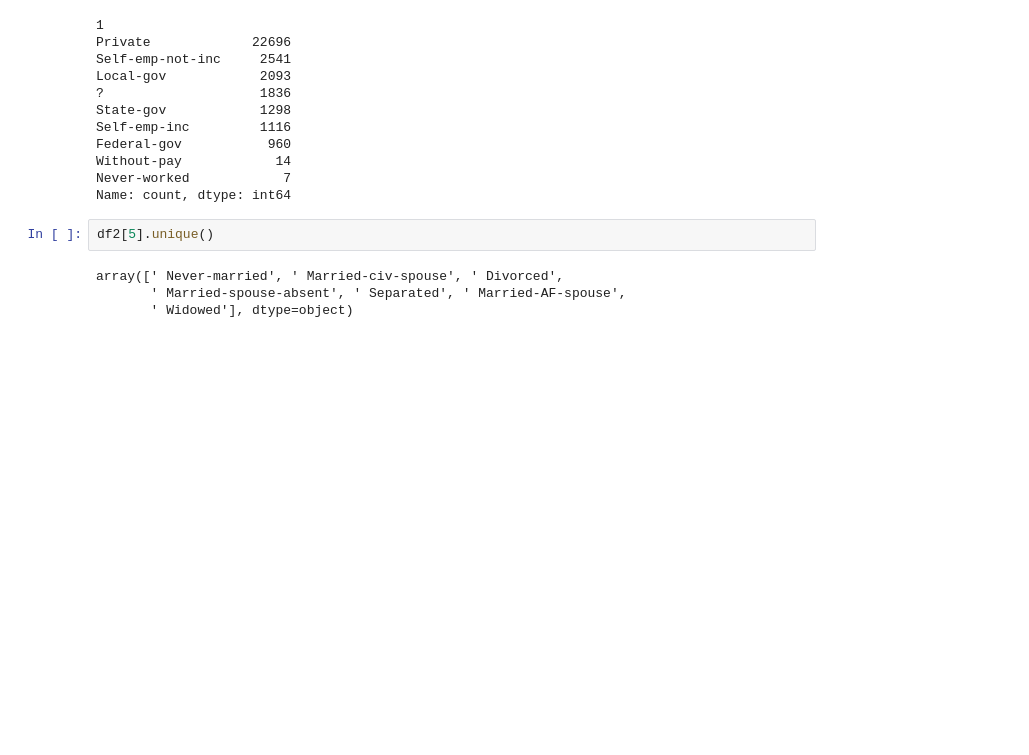
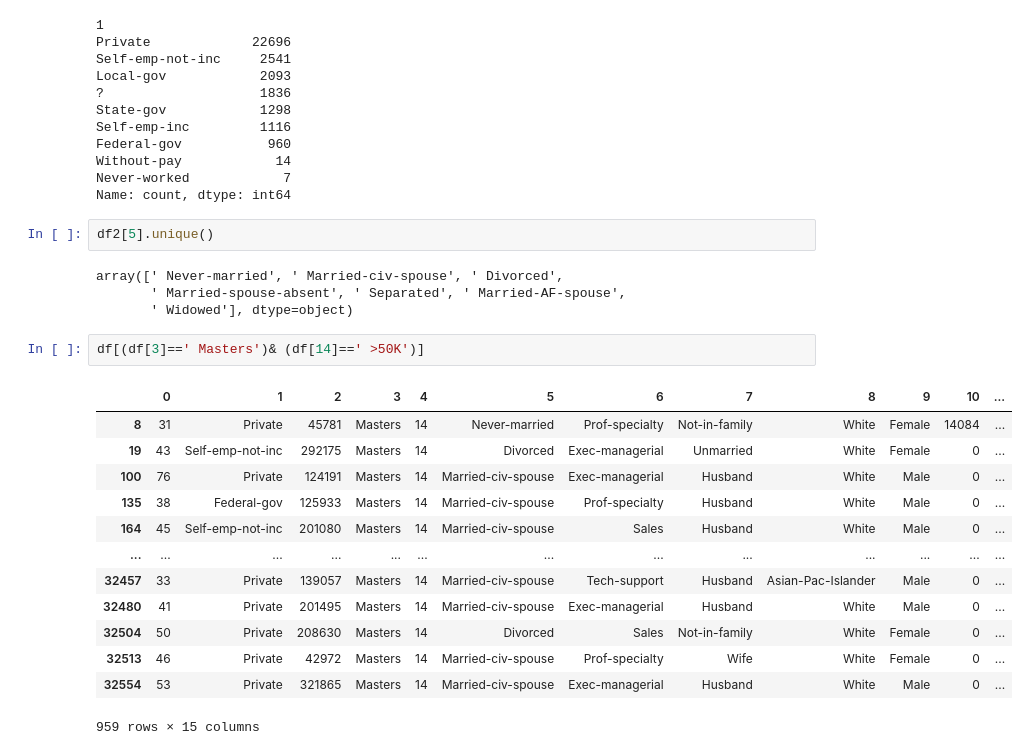
Before and after one commit to SoumyaBhaiya/IFT511, a Jupyter notebook: inclass1.ipynb, the cells around one changed output. Drawn from its saved outputs; the diff is of its cells as text; blank space fills up the shorter version.

```diff
--- a/inclass1.ipynb
+++ b/inclass1.ipynb
@@ -160,3 +160,19 @@ df2[5].unique()
 array([' Never-married', ' Married-civ-spouse', ' Divorced',
        ' Married-spouse-absent', ' Separated', ' Married-AF-spouse',
        ' Widowed'], dtype=object)
+# %%
+df[(df[3]==' Masters')& (df[14]==' >50K')]
+# %% [output]
+|  | 0 | 1 | 2 | 3 | 4 | 5 | 6 | 7 | 8 | 9 | 10 | ... |
+| 8 | 31 | Private | 45781 | Masters | 14 | Never-married | Prof-specialty | Not-in-family | White | Female | 14084 | ... |
+| 19 | 43 | Self-emp-not-inc | 292175 | Masters | 14 | Divorced | Exec-managerial | Unmarried | White | Female | 0 | ... |
+| 100 | 76 | Private | 124191 | Masters | 14 | Married-civ-spouse | Exec-managerial | Husband | White | Male | 0 | ... |
+| 135 | 38 | Federal-gov | 125933 | Masters | 14 | Married-civ-spouse | Prof-specialty | Husband | White | Male | 0 | ... |
+| 164 | 45 | Self-emp-not-inc | 201080 | Masters | 14 | Married-civ-spouse | Sales | Husband | White | Male | 0 | ... |
+| ... | ... | ... | ... | ... | ... | ... | ... | ... | ... | ... | ... | ... |
+| 32457 | 33 | Private | 139057 | Masters | 14 | Married-civ-spouse | Tech-support | Husband | Asian-Pac-Islander | Male | 0 | ... |
+| 32480 | 41 | Private | 201495 | Masters | 14 | Married-civ-spouse | Exec-managerial | Husband | White | Male | 0 | ... |
+| 32504 | 50 | Private | 208630 | Masters | 14 | Divorced | Sales | Not-in-family | White | Female | 0 | ... |
+| 32513 | 46 | Private | 42972 | Masters | 14 | Married-civ-spouse | Prof-specialty | Wife | White | Female | 0 | ... |
+| 32554 | 53 | Private | 321865 | Masters | 14 | Married-civ-spouse | Exec-managerial | Husband | White | Male | 0 | ... |
+959 rows × 15 columns
```
Also changed, not shown: parts of 6 cells of this notebook, 1 other file.
